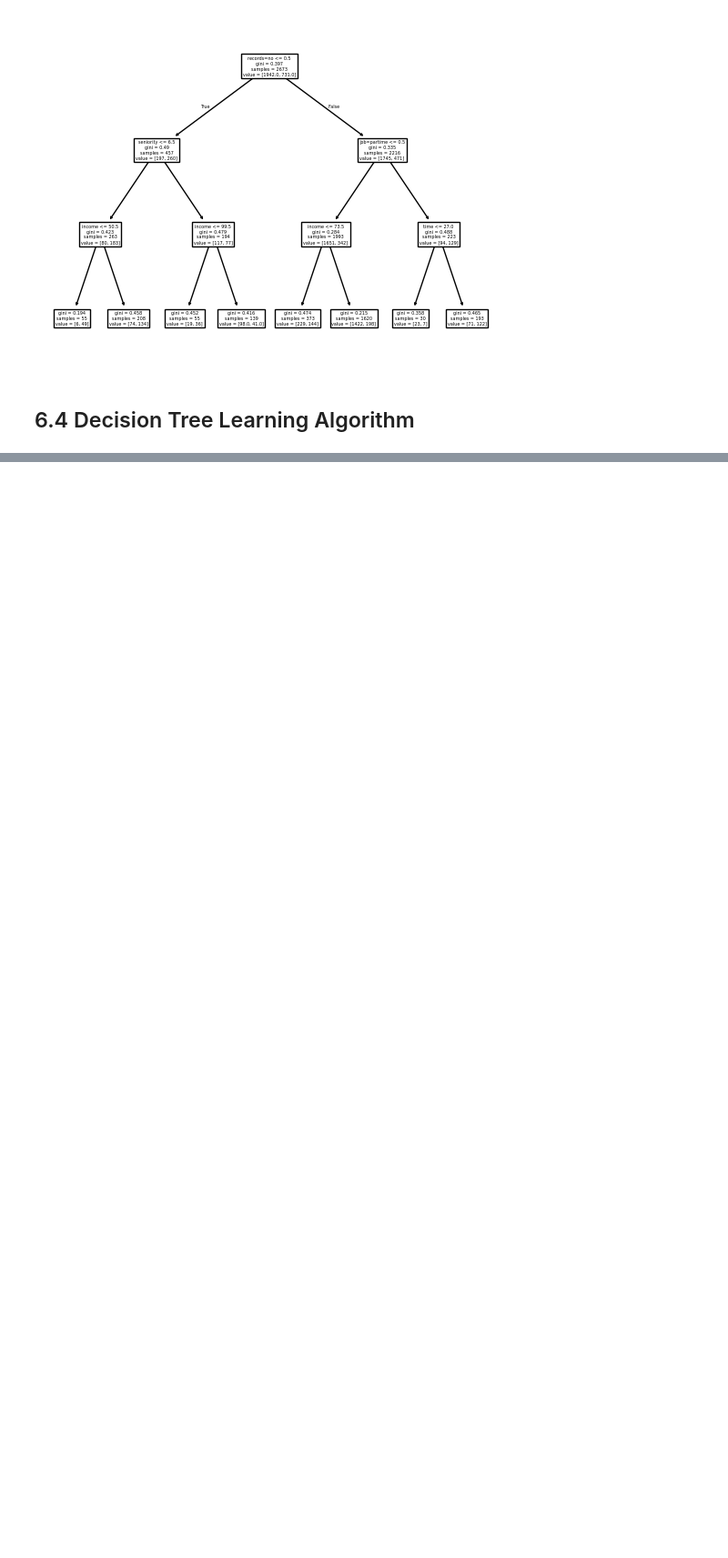
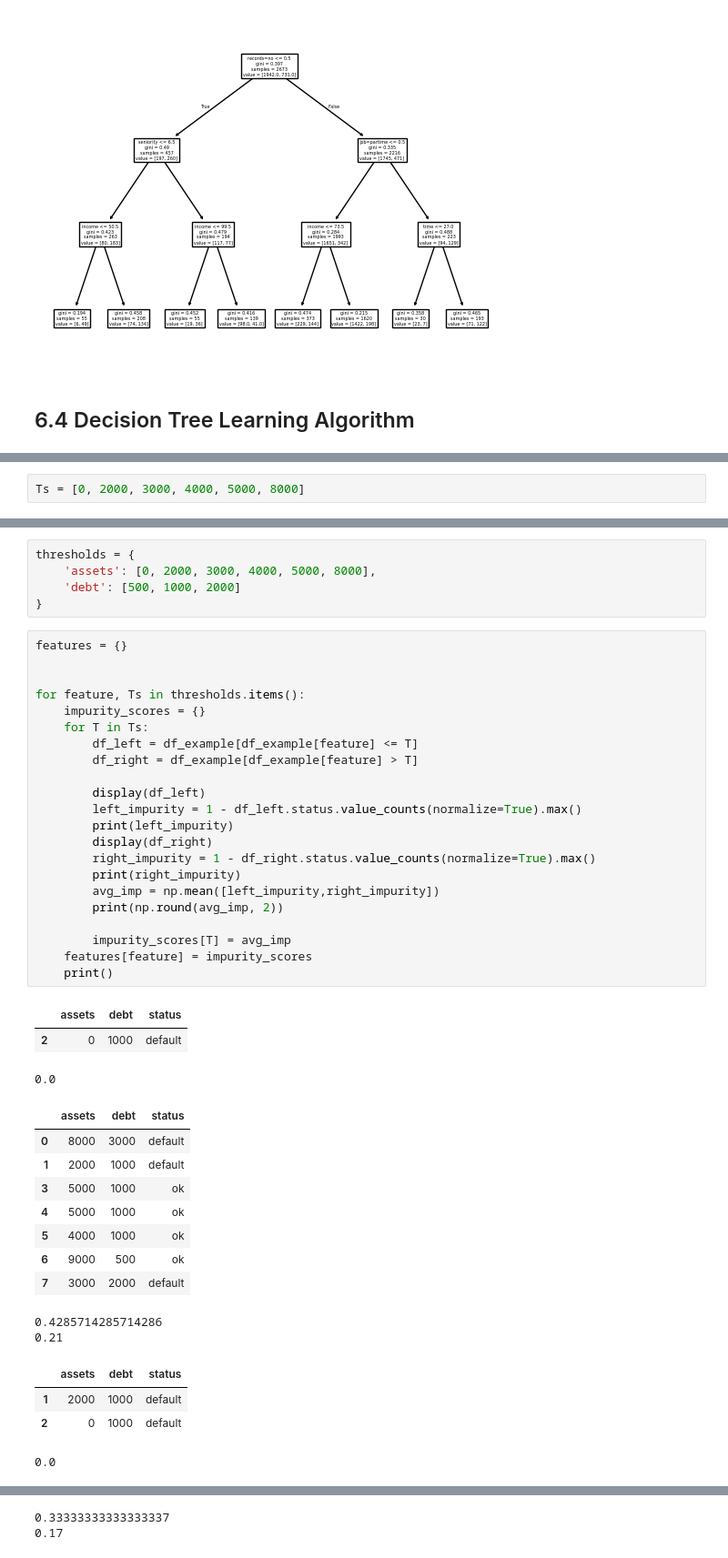
Before and after one commit to ShaniceWilliams/ml-zoomcamp, a Jupyter notebook: 06_Trees/6_credit_risk.ipynb, the cells around one changed output, grey strips where cells are left out. Shown at 91% size. Saved outputs shown, nothing was run; the diff lists cells and outputs as text; blank space fills up the shorter version.

```diff
--- a/06_Trees/6_credit_risk.ipynb
+++ b/06_Trees/6_credit_risk.ipynb
@@ -336,0 +356,2 @@ plot_tree(dt,feature_names=dv.get_feature_names_out(), )
+# %%
+Ts = [0, 2000, 3000, 4000, 5000, 8000]
@@ -336,0 +451,45 @@ plot_tree(dt,feature_names=dv.get_feature_names_out(), )
+# %%
+thresholds = {
+    'assets': [0, 2000, 3000, 4000, 5000, 8000],
+    'debt': [500, 1000, 2000]
+}
+# %%
+features = {}
+
+
+for feature, Ts in thresholds.items():
+    impurity_scores = {}
+    for T in Ts:
+        df_left = df_example[df_example[feature] <= T]
+        df_right = df_example[df_example[feature] > T]
+
+        display(df_left)
+        left_impurity = 1 - df_left.status.value_counts(normalize=True).max()
+        print(left_impurity)
+        display(df_right)
+        right_impurity = 1 - df_right.status.value_counts(normalize=True).max()
+        print(right_impurity)
+        avg_imp = np.mean([left_impurity,right_impurity])
+        print(np.round(avg_imp, 2))
+
+        impurity_scores[T] = avg_imp
+    features[feature] = impurity_scores
+    print()
+# %% [output]
+|  | assets | debt | status |
+| 2 | 0 | 1000 | default |
+0.0
+|  | assets | debt | status |
+| 0 | 8000 | 3000 | default |
+| 1 | 2000 | 1000 | default |
+| 3 | 5000 | 1000 | ok |
+| 4 | 5000 | 1000 | ok |
+| 5 | 4000 | 1000 | ok |
+| 6 | 9000 | 500 | ok |
+| 7 | 3000 | 2000 | default |
+0.4285714285714286
+0.21
+|  | assets | debt | status |
+| 1 | 2000 | 1000 | default |
+| 2 | 0 | 1000 | default |
+0.0
@@ -336,0 +503,2 @@ plot_tree(dt,feature_names=dv.get_feature_names_out(), )
+0.33333333333333337
+0.17
```
Also changed, not shown: parts of 12 cells of this notebook.
